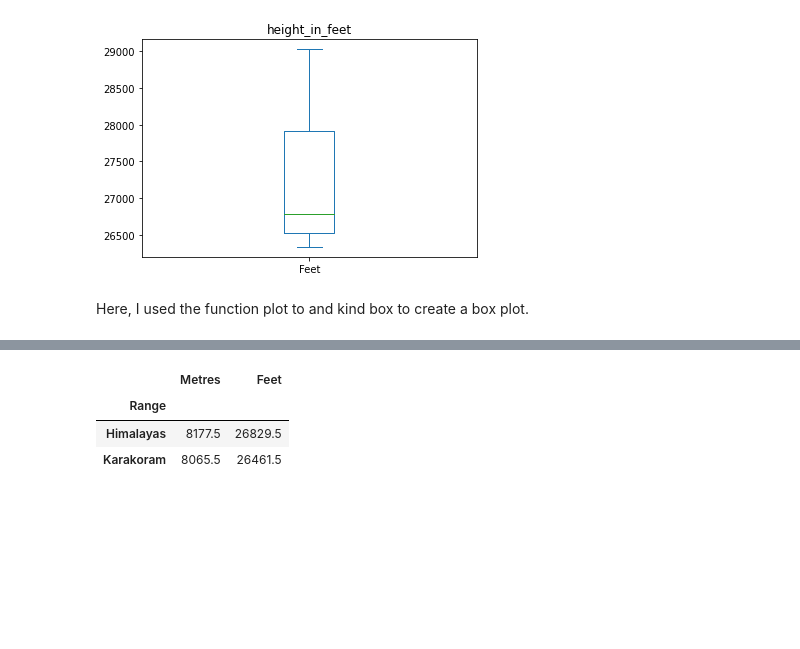
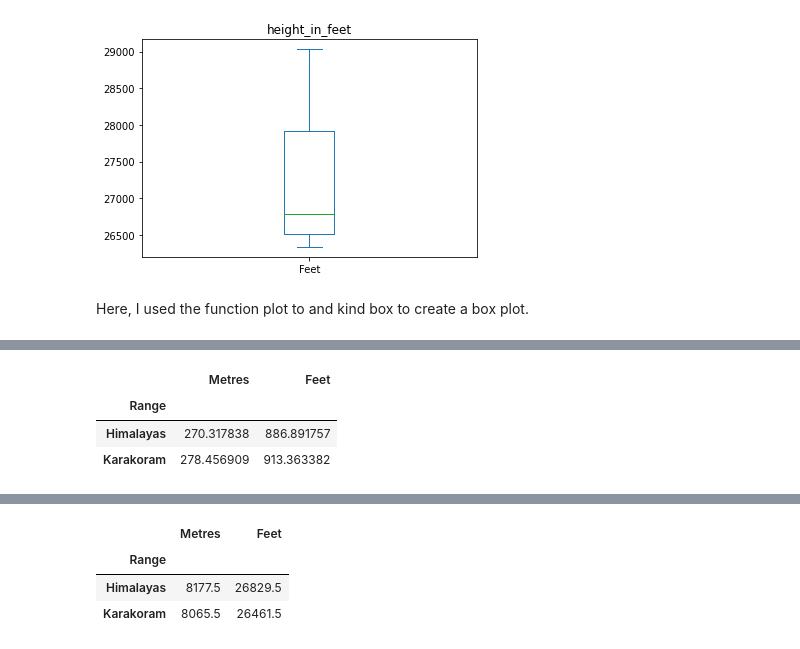
Before and after one commit to SagarSitaula1/Data-Visual, a Jupyter notebook: Exam1_CPSMA_4313.ipynb, the cells around one changed output, grey strips where cells are left out. Drawn from its saved outputs; the diff is of its cells as text; code cells hidden in the pictures; blank space fills up the shorter version.

```diff
--- a/Exam1_CPSMA_4313.ipynb
+++ b/Exam1_CPSMA_4313.ipynb
@@ -115,4 +117,11 @@ max      29029.000000
 Name: Feet, dtype: float64
+# %%
+df.groupby('Range').std()
+# %% [output]
+|  | Metres | Feet |
+| Range |  |  |
+| Himalayas | 270.317838 | 886.891757 |
+| Karakoram | 278.456909 | 913.363382 |
 # %%
 df.groupby('Range').mean()
 # %% [output]
```
Also changed, not shown: parts of 18 cells of this notebook.
